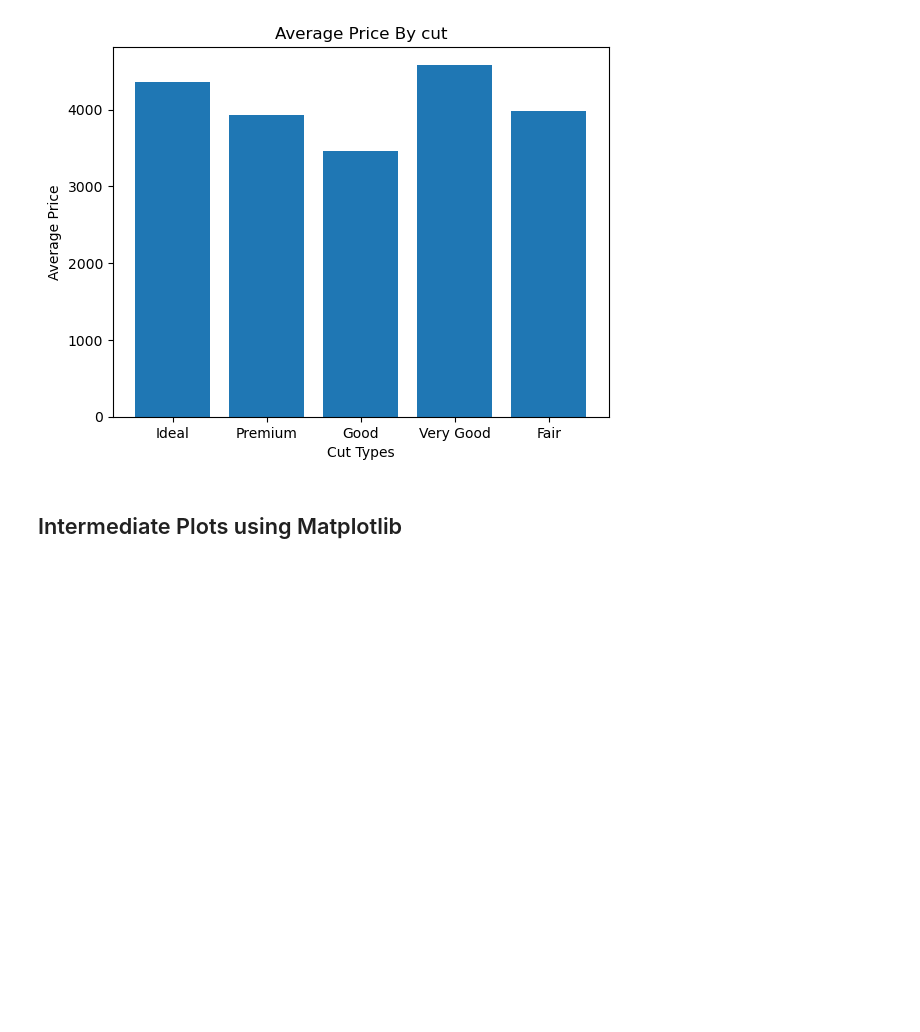
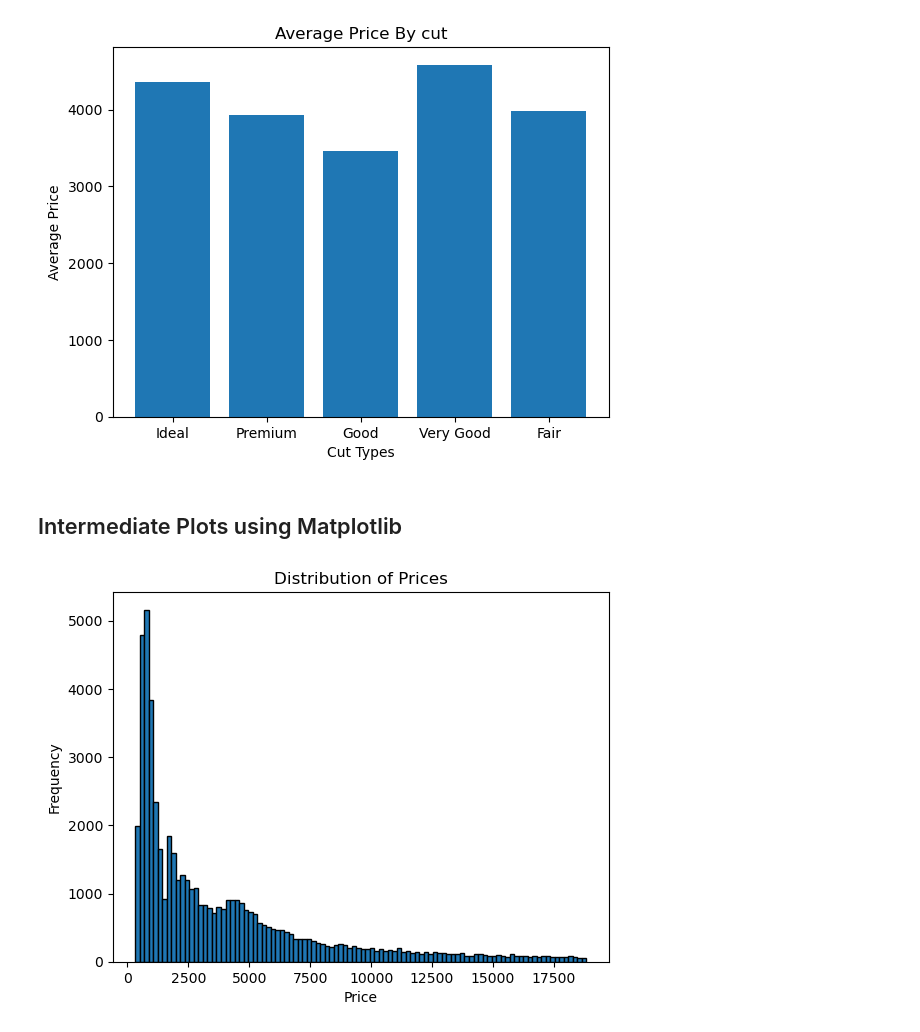
Before and after one commit to ChenniDJack/IntellipaatWorkSpace, a Jupyter notebook: LiveClass/Pandas_2025_04_12/Youtube/Matpotlib_Seaborn_Handson_21_04_2025.ipynb, the cells around one changed output. Cells and saved outputs as stored; diff of their text form; code cells hidden in the pictures; blank space fills up the shorter version.

```diff
--- a/LiveClass/Pandas_2025_04_12/Youtube/Matpotlib_Seaborn_Handson_21_04_2025.ipynb
+++ b/LiveClass/Pandas_2025_04_12/Youtube/Matpotlib_Seaborn_Handson_21_04_2025.ipynb
@@ -122,4 +122,10 @@ plt.show()
  ## Intermediate Plots using Matplotlib
 # %%
 # Histogram
-plt.hist(data["price"], edgecolor=)
+plt.hist(data["price"],bins=100, edgecolor="black")
+plt.title("Distribution of Prices")
+plt.xlabel("Price")
+plt.ylabel("Frequency")
+plt.show()
+# %% [output]
+[figure, added]
```
Also changed, not shown: parts of 6 cells of this notebook.
